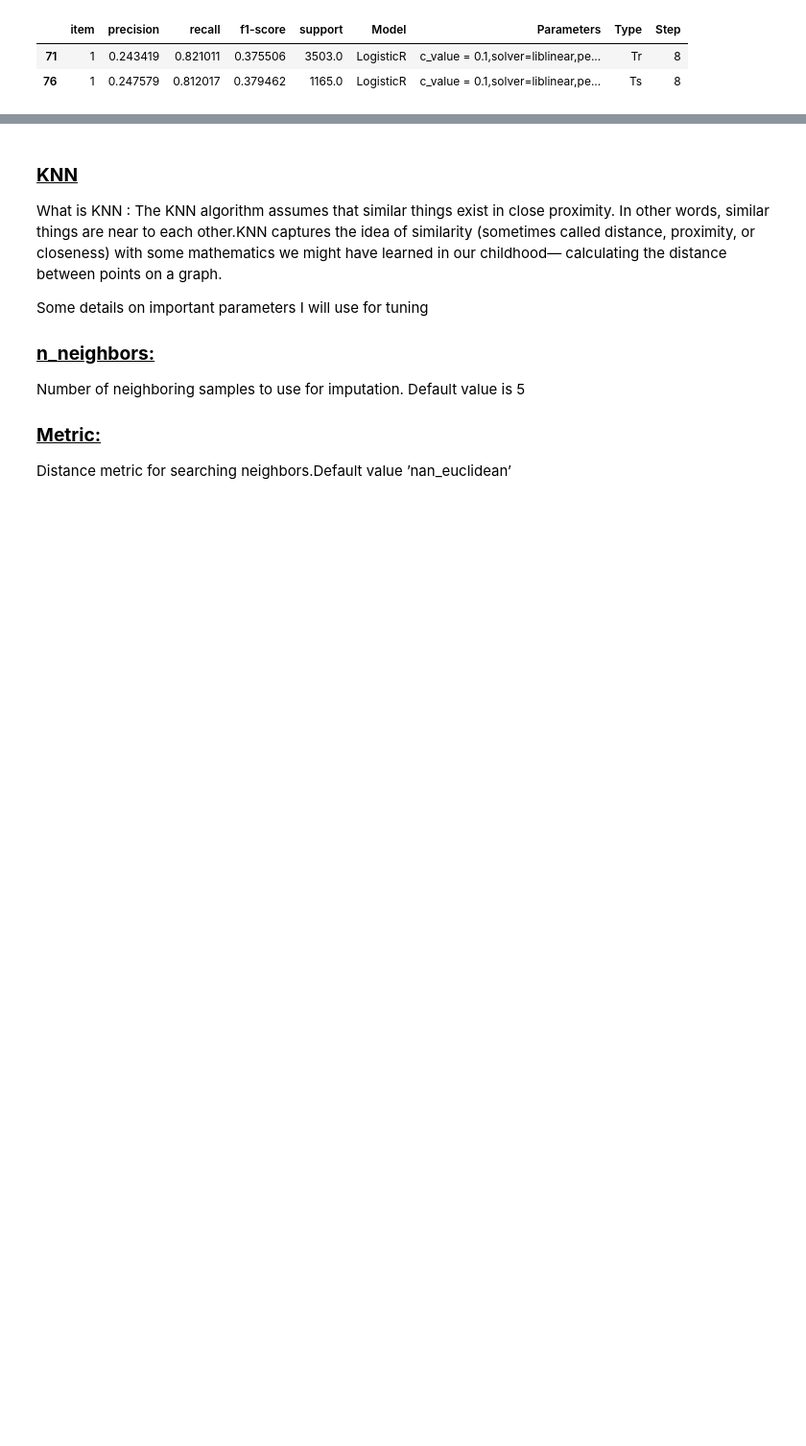
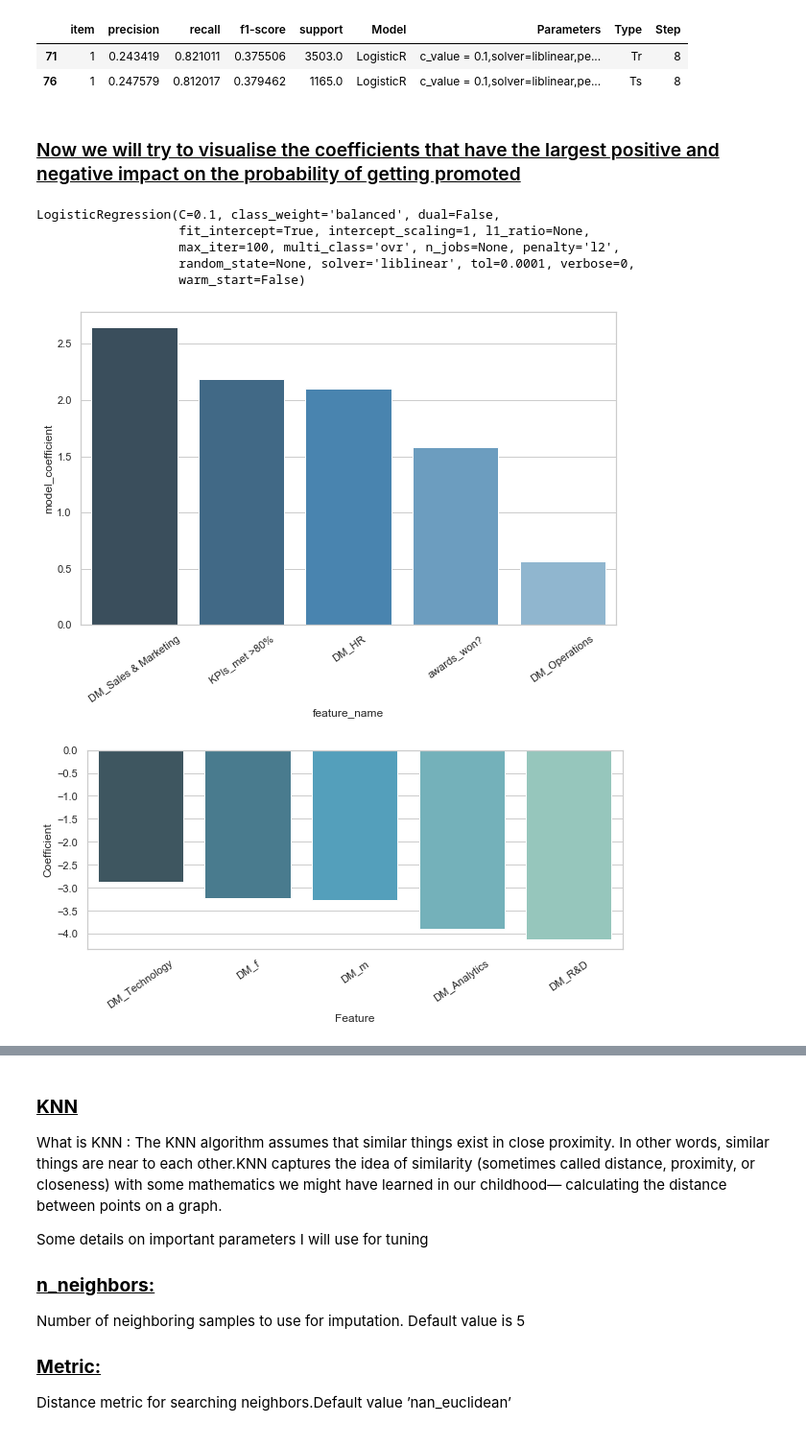
Before and after one commit to nishantsaurabhgit/DataScience, a Jupyter notebook: Hr_Data_Machine_learning.ipynb, the cells around one changed output, grey strips where cells are left out. Shown at 96% size. Cells and saved outputs as stored; diff of their text form; code cells hidden in the pictures; blank space fills up the shorter version.

```diff
--- a/Hr_Data_Machine_learning.ipynb
+++ b/Hr_Data_Machine_learning.ipynb
@@ -335,7 +346,7 @@ y = hr_data1['is_promoted']
 # %%
 # Splitting the dataset into the Training set and Test set
 from sklearn.model_selection import train_test_split
-X_train, X_test, y_train, y_test = train_test_split(X, y, test_size = 0.25, random_state = 5)
+X_train, X_test, y_train, y_test = train_test_split(X, y, test_size = 0.25, random_state = 5,stratify=y, shuffle=True)
 # show the distribution
 print('y_train class distribution')
 print(y_train.value_counts(normalize=True))
@@ -525,3 +550,37 @@ df_lg[(df_lg['Step'] == b) &(df_lg['item'] == '1') ]
 |  | item | precision | recall | f1-score | support | Model | Parameters | Type | Step |
 | 71 | 1 | 0.243419 | 0.821011 | 0.375506 | 3503.0 | LogisticR | c_value = 0.1,solver=liblinear,pe... | Tr | 8 |
 | 76 | 1 | 0.247579 | 0.812017 | 0.379462 | 1165.0 | LogisticR | c_value = 0.1,solver=liblinear,pe... | Ts | 8 |
+# %% [markdown]
+### <u>Now we will try to  visualise the coefficients that have the largest positive and negative impact on the probability of getting promoted
+# %%
+#Get Coefficient vlues
+model_lg = LogisticRegression(C = 0.1,solver='liblinear',penalty='l2',multi_class='ovr',class_weight='balanced')
+model_lg.fit(X_train,y_train)
+# %% [output]
+LogisticRegression(C=0.1, class_weight='balanced', dual=False,
+                   fit_intercept=True, intercept_scaling=1, l1_ratio=None,
+                   max_iter=100, multi_class='ovr', n_jobs=None, penalty='l2',
+                   random_state=None, solver='liblinear', tol=0.0001, verbose=0,
+                   warm_start=False)
+# %%
+ # Get the models coefficients (and top 5 and bottom 5)
+full_col_names = list(X_train.columns.values)
+logReg_coeff = pd.DataFrame({'feature_name': full_col_names, 'model_coefficient': model_lg.coef_.transpose().flatten()})
+logReg_coeff = logReg_coeff.sort_values('model_coefficient',ascending=False)
+logReg_coeff_top = logReg_coeff.head(5)
+logReg_coeff_bottom = logReg_coeff.tail(5)
+# Plot top 5 coefficients
+plt.figure().set_size_inches(10, 6)
+fg3 = sns.barplot(x='feature_name', y='model_coefficient',data=logReg_coeff_top, palette="Blues_d")
+fg3.set_xticklabels(rotation=35, labels=logReg_coeff_top.feature_name)
+# Plot bottom 5 coefficients
+plt.figure().set_size_inches(10,6)
+fg4 = sns.barplot(x='feature_name', y='model_coefficient',data=logReg_coeff_bottom, palette="GnBu_d")
+fg4.set_xticklabels(rotation=35, labels=logReg_coeff_bottom.feature_name)
+plt.xlabel('Feature')
+plt.ylabel('Coefficient')
+plt.subplots_adjust(bottom=0.4)
+plt.savefig('figure_4.png')
+# %% [output]
+[figure, added]
+[figure, added]
```
Also changed, not shown: parts of 19 cells of this notebook, 1 other file.
